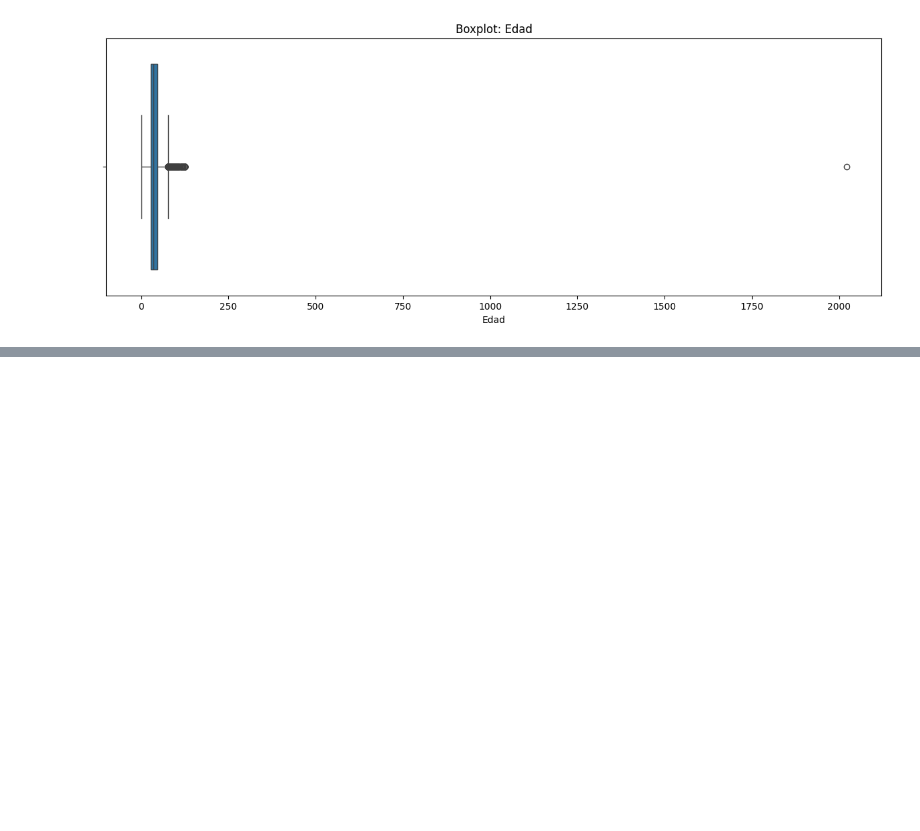
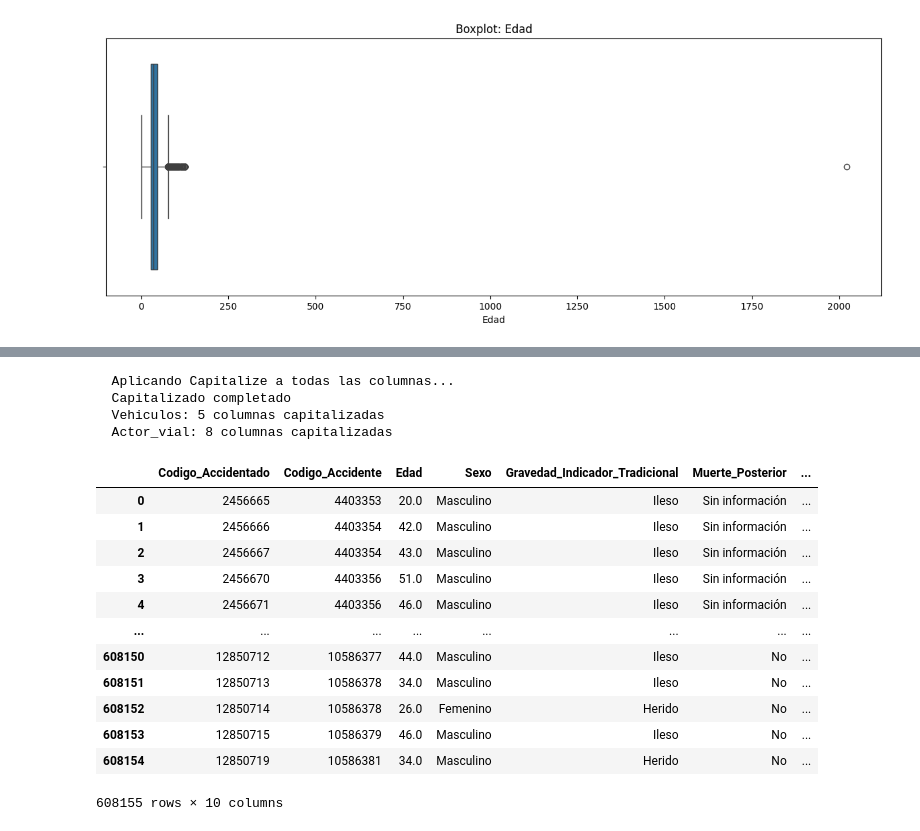
Before and after one commit to ElfenCamii/traffic-accidents-bogota_project_bootcamp, a Jupyter notebook: notebooks/03_normalizacion_unificacion_datos.ipynb, the cells around one changed output, grey strips where cells are left out. Saved outputs shown, nothing was run; the diff lists cells and outputs as text; code cells hidden in the pictures; blank space fills up the shorter version.

```diff
--- a/notebooks/03_normalizacion_unificacion_datos.ipynb
+++ b/notebooks/03_normalizacion_unificacion_datos.ipynb
@@ -209,0 +267,10 @@ for col in cols_numericos_actor_vial:
+# %%
+###
+# 9. Reemplazo de "S" y "N" por "Si" y "No"
+###
+print("  REEMPLAZANDO N => No, S => Sí...")
+
+df_actor_vial['Muerte_Posterior'] = df_actor_vial['Muerte_Posterior'].str.replace('N', 'No').str.replace('S', 'Sí')
+
+print("  COMPLETADO")
+print(df_actor_vial['Muerte_Posterior'].value_counts())
@@ -209,0 +351,43 @@ for col in cols_numericos_actor_vial:
+# %%
+###
+# 12. Analisis de valores unicos para reemplazo (ejecución)
+###
+
+print("  Aplicando Capitalize a todas las columnas...")
+
+# Para vehiculos
+for columna in df_vehiculos_limpio.select_dtypes(include=['object']).columns:
+    df_vehiculos_limpio[columna] = df_vehiculos_limpio[columna].apply(
+        lambda x: x.capitalize() if isinstance(x, str) else x
+    )
+
+# Para actor_vial
+for columna in df_actor_vial_limpio.select_dtypes(include=['object']).columns:
+    df_actor_vial_limpio[columna] = df_actor_vial_limpio[columna].apply(
+        lambda x: x.capitalize() if isinstance(x, str) else x
+    )
+
+print("  Capitalizado completado")
+print(f"  Vehiculos: {len(df_vehiculos_limpio.select_dtypes(include=['object']).columns)} columnas capitalizadas")
+print(f"  Actor_vial: {len(df_actor_vial_limpio.select_dtypes(include=['object']).columns)} columnas capitalizadas")
+# %% [output]
+  Aplicando Capitalize a todas las columnas...
+  Capitalizado completado
+  Vehiculos: 5 columnas capitalizadas
+  Actor_vial: 8 columnas capitalizadas
+# %%
+df_actor_vial_limpio
+# %% [output]
+|  | Codigo_Accidentado | Codigo_Accidente | Edad | Sexo | Gravedad_Indicador_Tradicional | Muerte_Posterior | ... |
+| 0 | 2456665 | 4403353 | 20.0 | Masculino | Ileso | Sin información | ... |
+| 1 | 2456666 | 4403354 | 42.0 | Masculino | Ileso | Sin información | ... |
+| 2 | 2456667 | 4403354 | 43.0 | Masculino | Ileso | Sin información | ... |
+| 3 | 2456670 | 4403356 | 51.0 | Masculino | Ileso | Sin información | ... |
+| 4 | 2456671 | 4403356 | 46.0 | Masculino | Ileso | Sin información | ... |
+| ... | ... | ... | ... | ... | ... | ... | ... |
+| 608150 | 12850712 | 10586377 | 44.0 | Masculino | Ileso | No | ... |
+| 608151 | 12850713 | 10586378 | 34.0 | Masculino | Ileso | No | ... |
+| 608152 | 12850714 | 10586378 | 26.0 | Femenino | Herido | No | ... |
+| 608153 | 12850715 | 10586379 | 46.0 | Masculino | Ileso | No | ... |
+| 608154 | 12850719 | 10586381 | 34.0 | Masculino | Herido | No | ... |
+608155 rows × 10 columns
```
Also changed, not shown: parts of 13 cells of this notebook.
